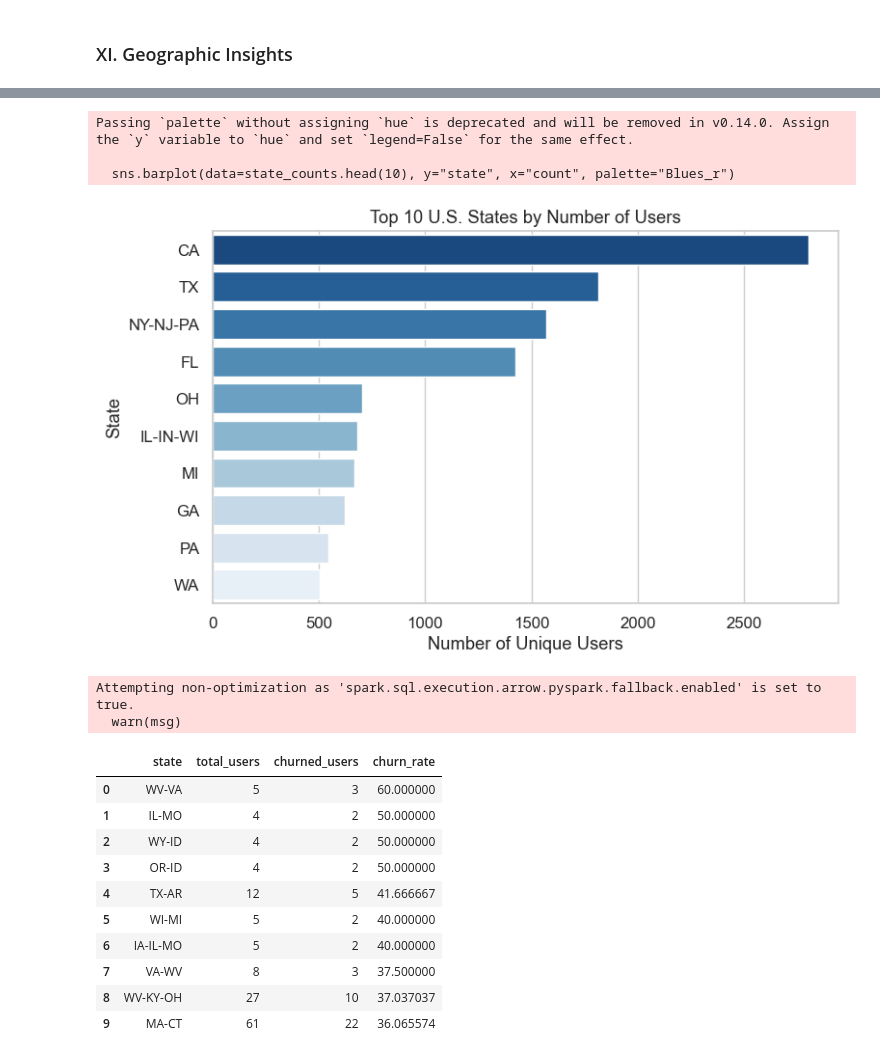
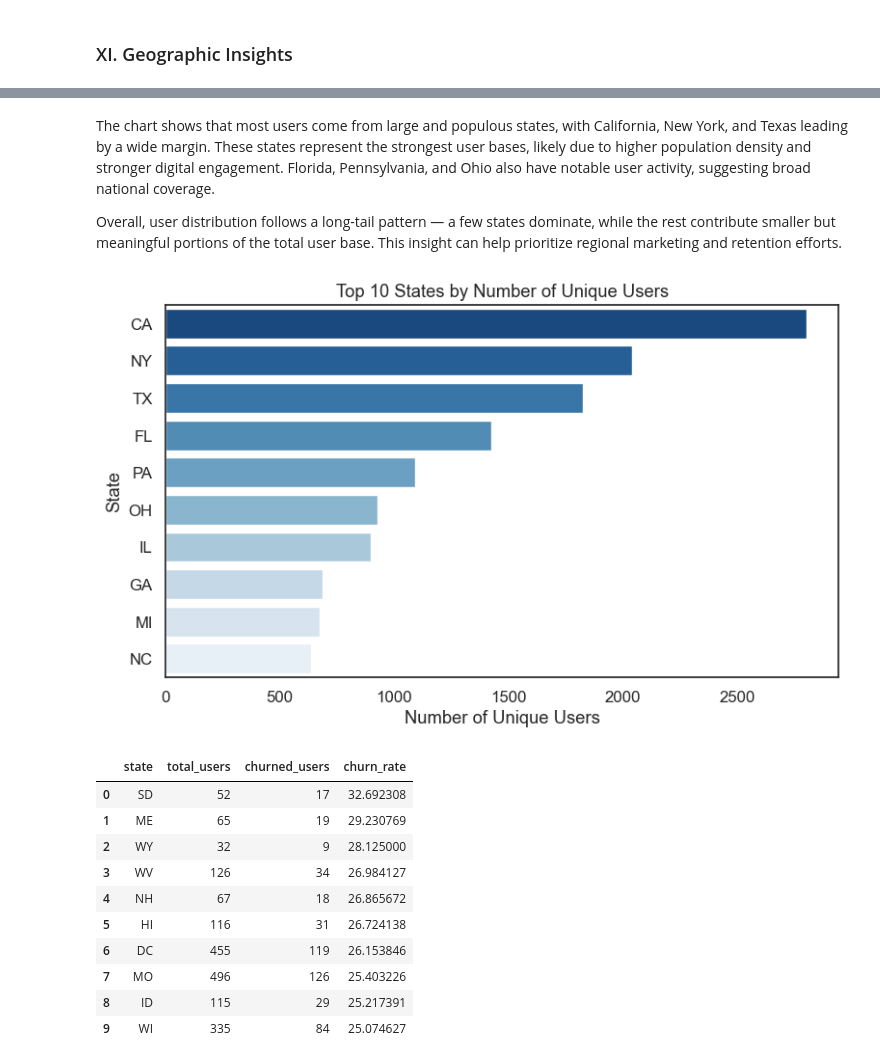
Before and after one commit to ZlataSparrow/Churn_Risk_Classification, a Jupyter notebook: notebook/02_EDA.ipynb, the cells around one changed output, grey strips where cells are left out. Saved outputs shown, nothing was run; the diff lists cells and outputs as text; code cells hidden in the pictures.

```diff
--- a/notebook/02_EDA.ipynb
+++ b/notebook/02_EDA.ipynb
@@ -1392,0 +1301,10 @@ Attempting non-optimization as 'spark.sql.execution.arrow.pyspark.fallback.enabl
+# %%
+data = data.withColumn(
+    "state",
+    F.when(
+        F.col("state").contains("-"),
+        F.substring_index(F.col("state"), "-", 1)
+    ).otherwise(F.col("state"))
+)
+
+data = data.withColumn("state", F.upper(F.trim(F.col("state"))))
@@ -1393,17 +1341,35 @@ Attempting non-optimization as 'spark.sql.execution.arrow.pyspark.fallback.enabl
+# %% [markdown]
+The chart shows that most users come from large and populous states, with California, New York, and Texas leading by a wide margin. These states represent the strongest user bases, likely due to higher population density and stronger digital engagement. Florida, Pennsylvania, and Ohio also have notable user activity, suggesting broad national coverage.
+
+Overall, user distribution follows a long-tail pattern — a few states dominate, while the rest contribute smaller but meaningful portions of the total user base. This insight can help prioritize regional marketing and retention efforts.
 # %%
-sns.set(style="whitegrid", font_scale=1.1)
+state_counts = spark.sql("""
+    SELECT state, COUNT(*) AS count
+    FROM (
+        SELECT DISTINCT state, userId
+        FROM data
+        WHERE state IS NOT NULL
+    )
+    GROUP BY state
+    ORDER BY count DESC
+""").toPandas()
+
 plt.figure(figsize=(8,5))
-sns.barplot(data=state_counts.head(10), y="state", x="count", palette="Blues_r")
-plt.title("Top 10 U.S. States by Number of Users")
+sns.barplot(
+    data=state_counts.head(10),
+    x="count",
+    y="state",
+    hue="state",
+    palette="Blues_r",
+    legend=False
+)
+plt.title("Top 10 States by Number of Unique Users")
 plt.xlabel("Number of Unique Users")
 plt.ylabel("State")
 plt.tight_layout()
 plt.show()
 # %% [output]
-Passing `palette` without assigning `hue` is deprecated and will be removed in v0.14.0. Assign the `y` variable to `hue` and set `legend=False` for the same effect.
-
-  sns.barplot(data=state_counts.head(10), y="state", x="count", palette="Blues_r")
-[figure, old version]
+[figure, new version]
 # %%
 churn_by_state = (
     data.filter(F.col("state").isNotNull())
@@ -1421,16 +1387,14 @@ churn_by_state = (
 
 churn_by_state.head(10)
 # %% [output]
-Attempting non-optimization as 'spark.sql.execution.arrow.pyspark.fallback.enabled' is set to true.
-  warn(msg)
 |  | state | total_users | churned_users | churn_rate |
-| 0 | WV-VA | 5 | 3 | 60.000000 |
-| 1 | IL-MO | 4 | 2 | 50.000000 |
-| 2 | WY-ID | 4 | 2 | 50.000000 |
-| 3 | OR-ID | 4 | 2 | 50.000000 |
-| 4 | TX-AR | 12 | 5 | 41.666667 |
-| 5 | WI-MI | 5 | 2 | 40.000000 |
-| 6 | IA-IL-MO | 5 | 2 | 40.000000 |
-| 7 | VA-WV | 8 | 3 | 37.500000 |
-| 8 | WV-KY-OH | 27 | 10 | 37.037037 |
-| 9 | MA-CT | 61 | 22 | 36.065574 |
+| 0 | SD | 52 | 17 | 32.692308 |
+| 1 | ME | 65 | 19 | 29.230769 |
+| 2 | WY | 32 | 9 | 28.125000 |
+| 3 | WV | 126 | 34 | 26.984127 |
+| 4 | NH | 67 | 18 | 26.865672 |
+| 5 | HI | 116 | 31 | 26.724138 |
+| 6 | DC | 455 | 119 | 26.153846 |
+| 7 | MO | 496 | 126 | 25.403226 |
+| 8 | ID | 115 | 29 | 25.217391 |
+| 9 | WI | 335 | 84 | 25.074627 |
```
Also changed, not shown: parts of 53 cells of this notebook.
